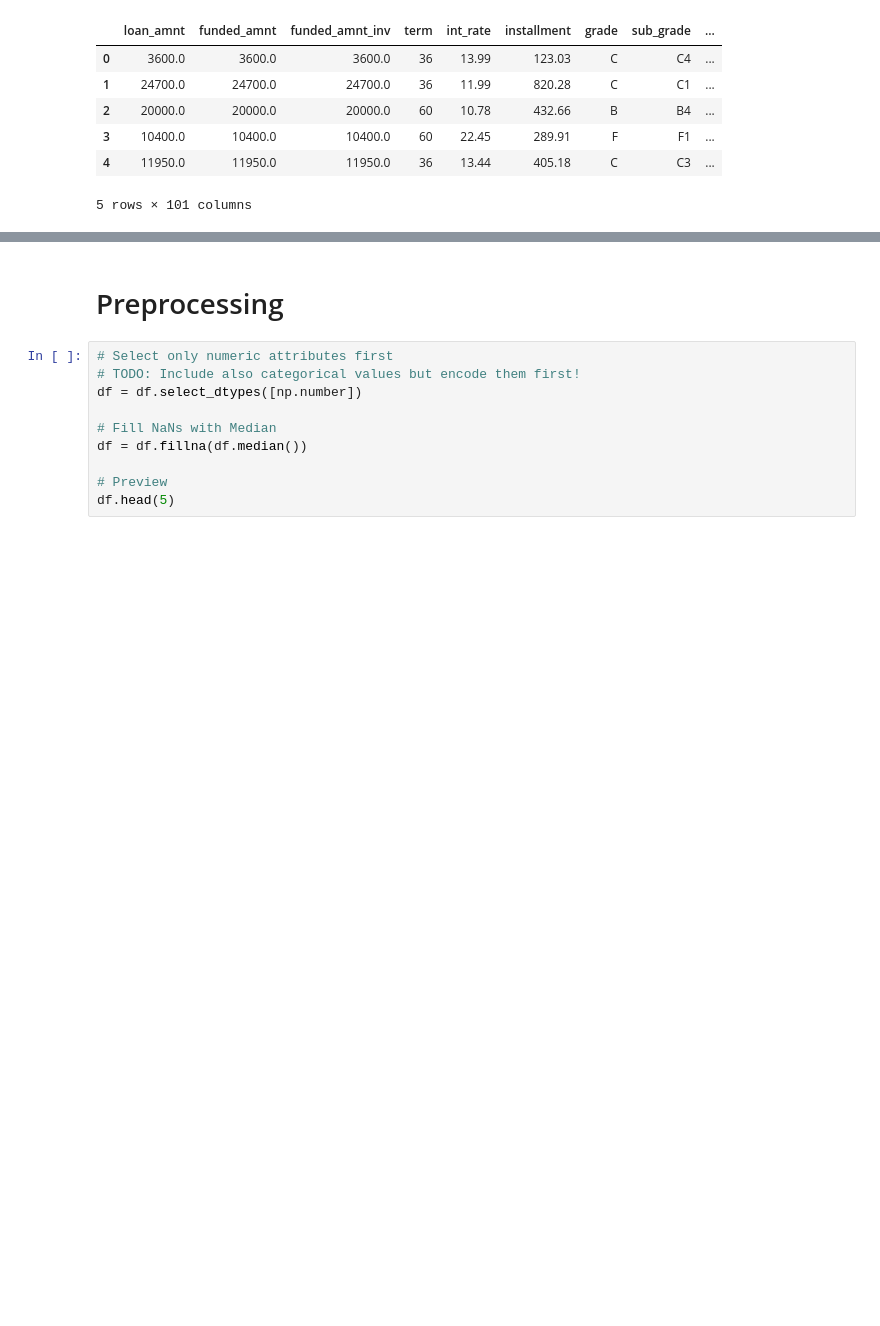
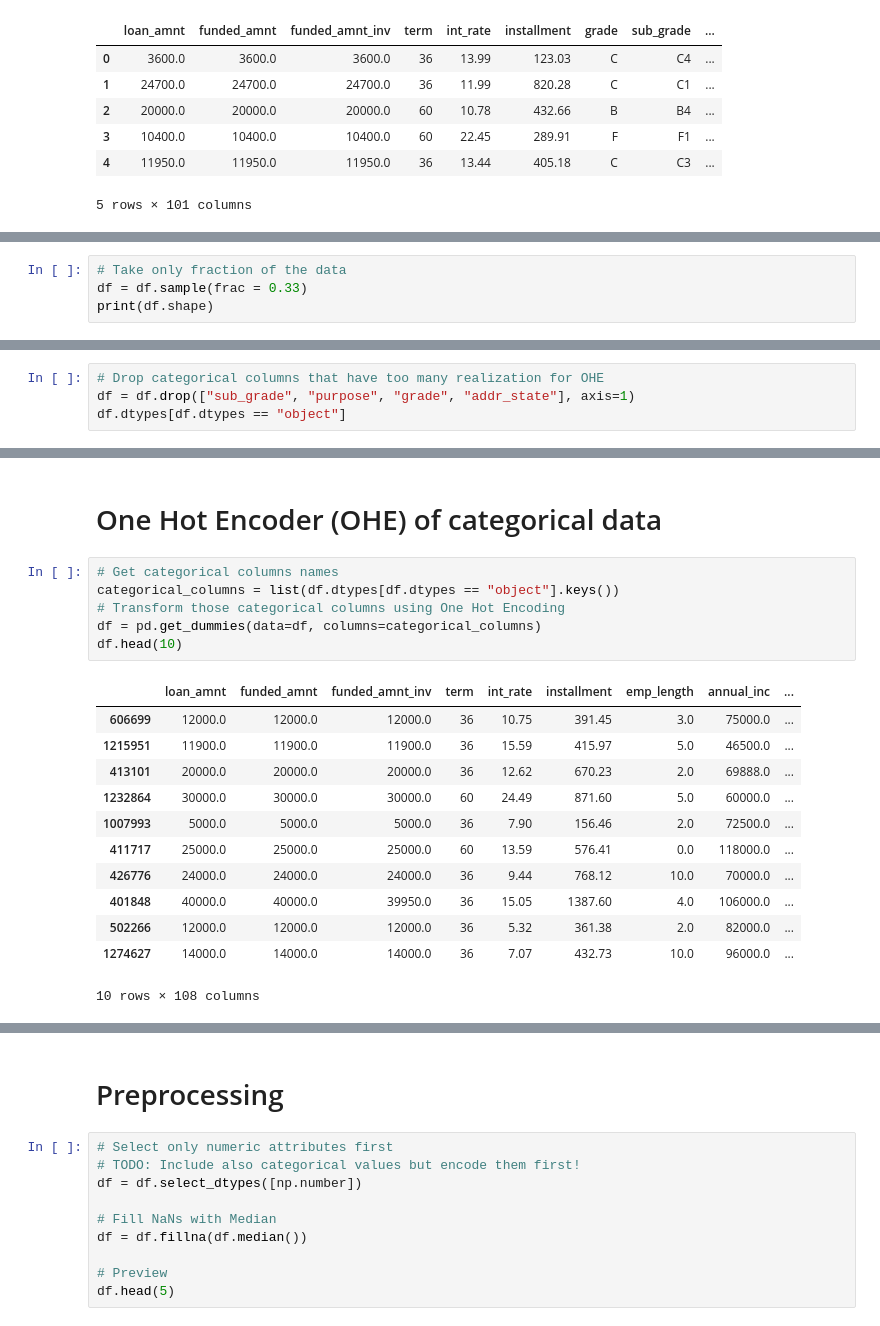
Before and after one commit to negralessio/advanced-ml-final-project, a Jupyter notebook: notebooks/predictions.ipynb, the cells around one changed output, grey strips where cells are left out. Drawn from its saved outputs; the diff is of its cells as text; blank space fills up the shorter version.

Commit message:
Implemented section for converting categorical data to numeric one using one hot encoding

```diff
--- a/notebooks/predictions.ipynb
+++ b/notebooks/predictions.ipynb
@@ -29,0 +48,4 @@ Shape of df: (1345310, 101)
+# %%
+# Take only fraction of the data
+df = df.sample(frac = 0.33)
+print(df.shape)
@@ -29,0 +73,4 @@ Shape of df: (1345310, 101)
+# %%
+# Drop categorical columns that have too many realization for OHE
+df = df.drop(["sub_grade", "purpose", "grade", "addr_state"], axis=1)
+df.dtypes[df.dtypes == "object"]
@@ -29,0 +87,21 @@ Shape of df: (1345310, 101)
+# %% [markdown]
+# One Hot Encoder (OHE) of categorical data
+# %%
+# Get categorical columns names
+categorical_columns = list(df.dtypes[df.dtypes == "object"].keys())
+# Transform those categorical columns using One Hot Encoding
+df = pd.get_dummies(data=df, columns=categorical_columns)
+df.head(10)
+# %% [output]
+|  | loan_amnt | funded_amnt | funded_amnt_inv | term | int_rate | installment | emp_length | annual_inc | ... |
+| 606699 | 12000.0 | 12000.0 | 12000.0 | 36 | 10.75 | 391.45 | 3.0 | 75000.0 | ... |
+| 1215951 | 11900.0 | 11900.0 | 11900.0 | 36 | 15.59 | 415.97 | 5.0 | 46500.0 | ... |
+| 413101 | 20000.0 | 20000.0 | 20000.0 | 36 | 12.62 | 670.23 | 2.0 | 69888.0 | ... |
+| 1232864 | 30000.0 | 30000.0 | 30000.0 | 60 | 24.49 | 871.60 | 5.0 | 60000.0 | ... |
+| 1007993 | 5000.0 | 5000.0 | 5000.0 | 36 | 7.90 | 156.46 | 2.0 | 72500.0 | ... |
+| 411717 | 25000.0 | 25000.0 | 25000.0 | 60 | 13.59 | 576.41 | 0.0 | 118000.0 | ... |
+| 426776 | 24000.0 | 24000.0 | 24000.0 | 36 | 9.44 | 768.12 | 10.0 | 70000.0 | ... |
+| 401848 | 40000.0 | 40000.0 | 39950.0 | 36 | 15.05 | 1387.60 | 4.0 | 106000.0 | ... |
+| 502266 | 12000.0 | 12000.0 | 12000.0 | 36 | 5.32 | 361.38 | 2.0 | 82000.0 | ... |
+| 1274627 | 14000.0 | 14000.0 | 14000.0 | 36 | 7.07 | 432.73 | 10.0 | 96000.0 | ... |
+10 rows × 108 columns
```
Also changed, not shown: parts of 9 cells of this notebook.
